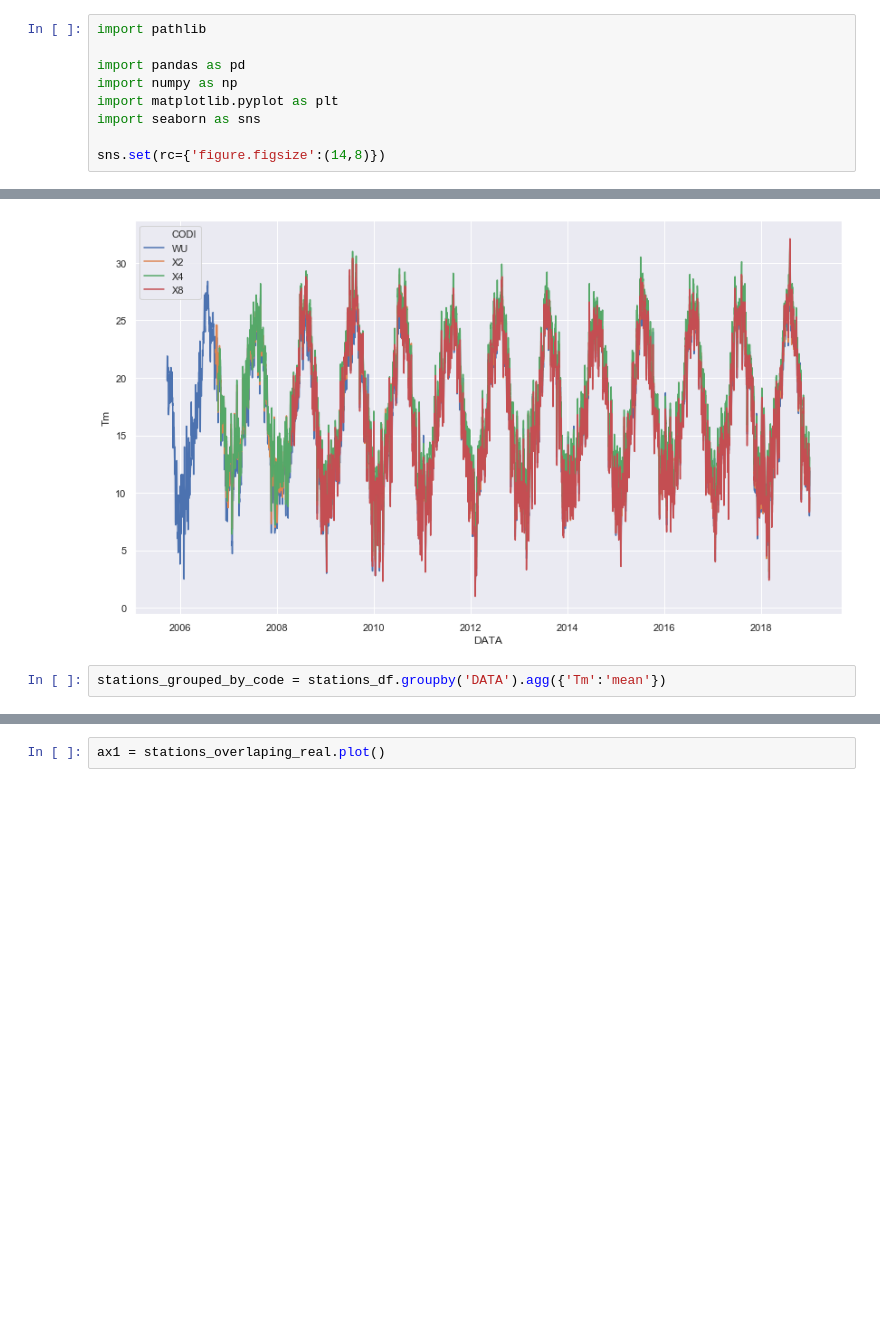
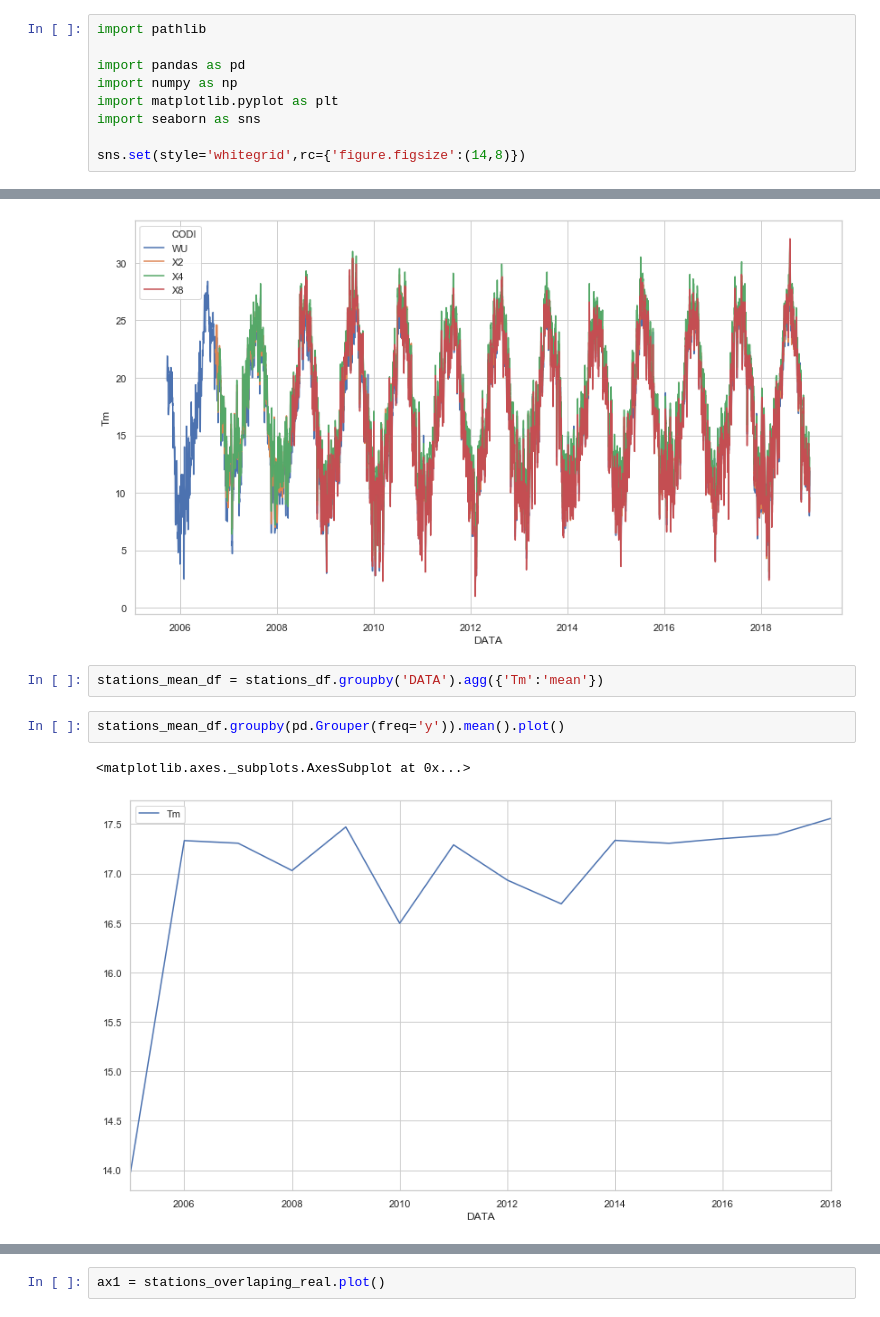
Before and after one commit to BielStela/climate_challenge, a Jupyter notebook: compare_reals_vs_stations.ipynb, the cells around one changed output, grey strips where cells are left out. Cells and saved outputs as stored; diff of their text form; blank space fills up the shorter version.

```diff
--- a/compare_reals_vs_stations.ipynb
+++ b/compare_reals_vs_stations.ipynb
@@ -6,7 +6,7 @@ import numpy as np
 import matplotlib.pyplot as plt
 import seaborn as sns
 
-sns.set(rc={'figure.figsize':(14,8)})
+sns.set(style='whitegrid',rc={'figure.figsize':(14,8)})
 # %% [markdown]
 ### Real data (model, grid)
 # %%
@@ -57,5 +66,10 @@ sns.lineplot(x='DATA', y='Tm', hue='CODI', data=stations_df)
 <matplotlib.axes._subplots.AxesSubplot at 0x...>
 [figure]
 # %%
-stations_grouped_by_code = stations_df.groupby('DATA').agg({'Tm':'mean'})
+stations_mean_df = stations_df.groupby('DATA').agg({'Tm':'mean'})
+# %%
+stations_mean_df.groupby(pd.Grouper(freq='y')).mean().plot()
+# %% [output]
+<matplotlib.axes._subplots.AxesSubplot at 0x...>
+[figure, added]
 # %%
```
Also changed, not shown: parts of 13 cells of this notebook.
